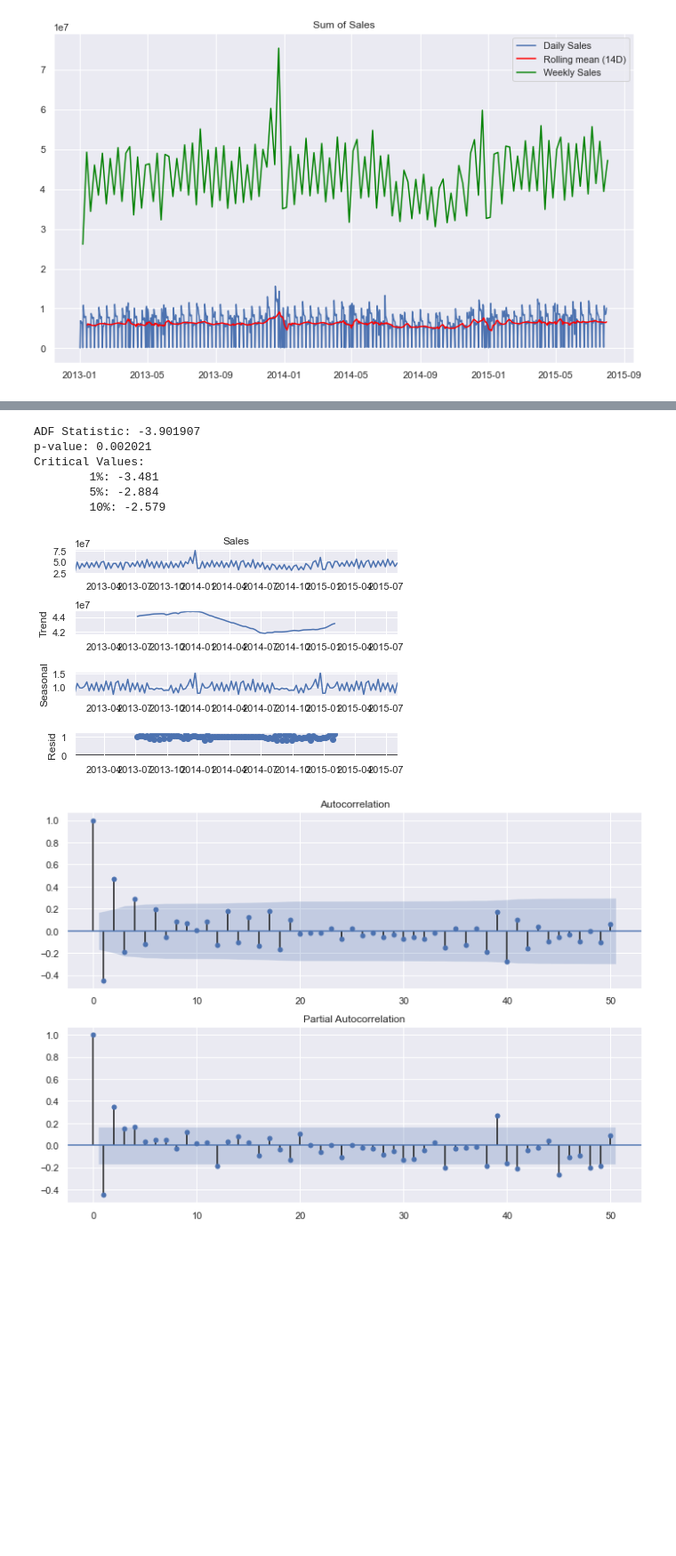
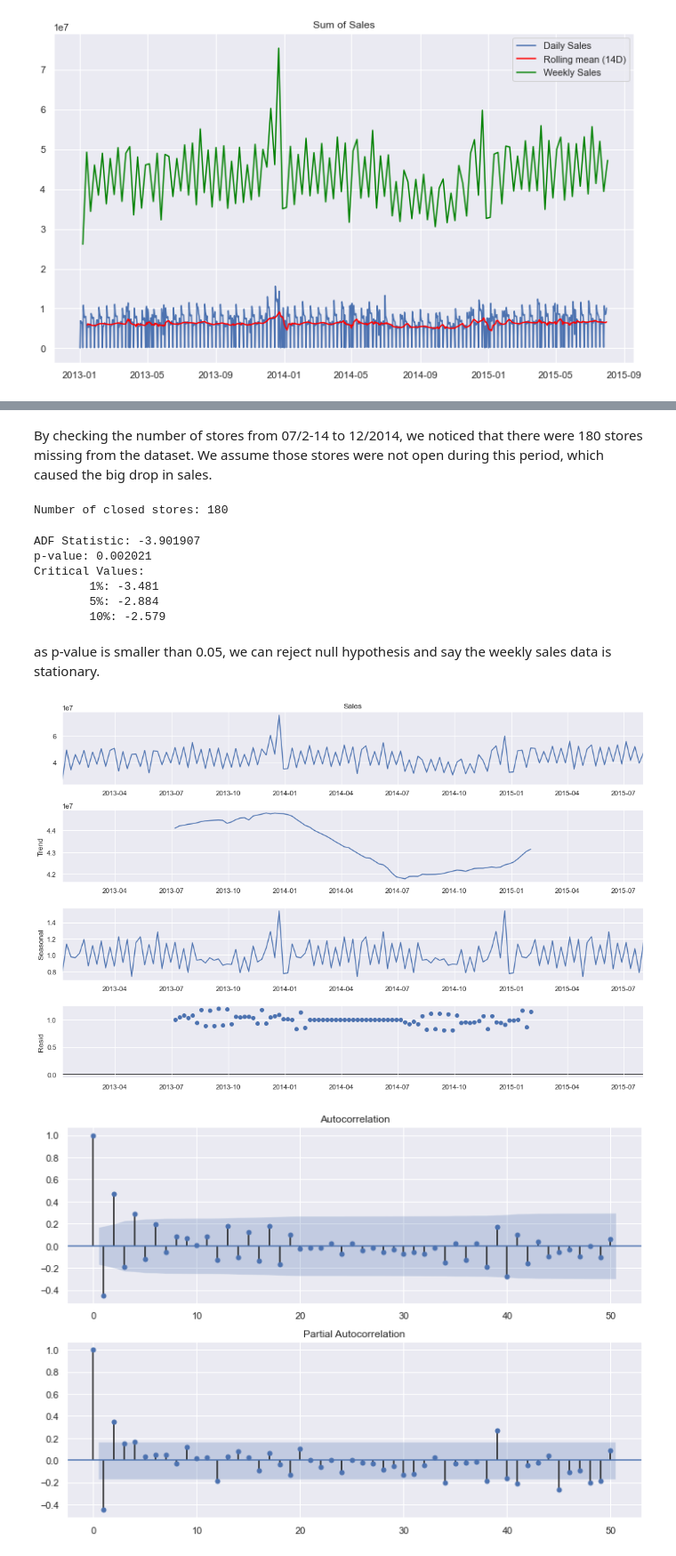
Before and after one commit to yoyo6022/covid-19, a Jupyter notebook: Notebook/Data Wrangling-Copy1.ipynb, the cells around one changed output, grey strips where cells are left out. Shown at 89% size. Saved outputs shown, nothing was run; the diff lists cells and outputs as text; code cells hidden in the pictures; blank space fills up the shorter version.

```diff
--- a/Notebook/Data Wrangling-Copy1.ipynb
+++ b/Notebook/Data Wrangling-Copy1.ipynb
@@ -107,2 +138,12 @@ plt.show()
+# %% [markdown]
+By checking the number of stores from 07/2-14 to 12/2014, we noticed that there were 180 stores missing from the dataset. We assume those stores were not open during this period, which caused the big drop in sales.
+# %%
+storecount2014 = set(df[df.Date=='2014-07-01'].Store)
+storecount2013 = set(df[df.Date=='2013-07-01'].Store)
+
+
+print('Number of closed stores: {}'.format(len(storecount2013.difference(storecount2014))))
+# %% [output]
+Number of closed stores: 180
 # %%
 from pandas import Series
@@ -124,10 +166,14 @@ Critical Values:
         1%: -3.481
         5%: -2.884
         10%: -2.579
+# %% [markdown]
+as p-value is smaller than 0.05, we can reject null hypothesis and say the weekly sales data is stationary.
 # %%
+# decompose trend, seasonality
+plt.rcParams['figure.figsize'] = (14, 9)
 decomp = seasonal_decompose(weeklytotalsales, model='multiplicative')
 decomp.plot()
 plt.show()
 # %% [output]
-[figure, old version]
+[figure, new version]
 # %%
```
Also changed, not shown: parts of 48 cells of this notebook.
